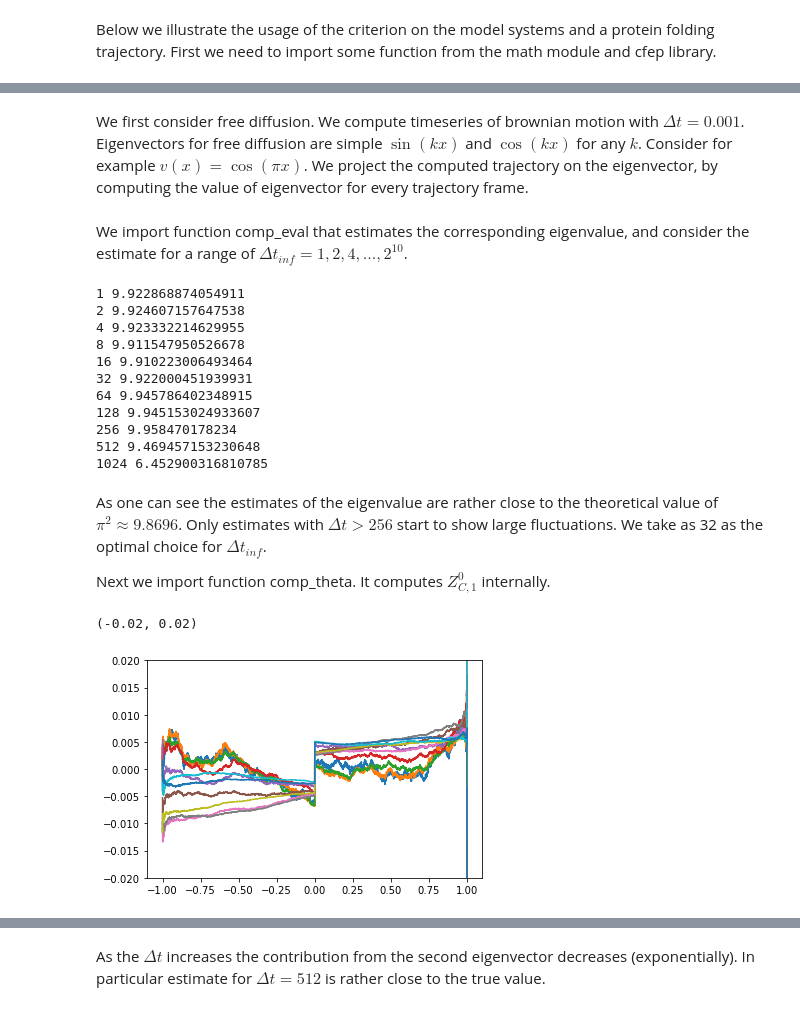
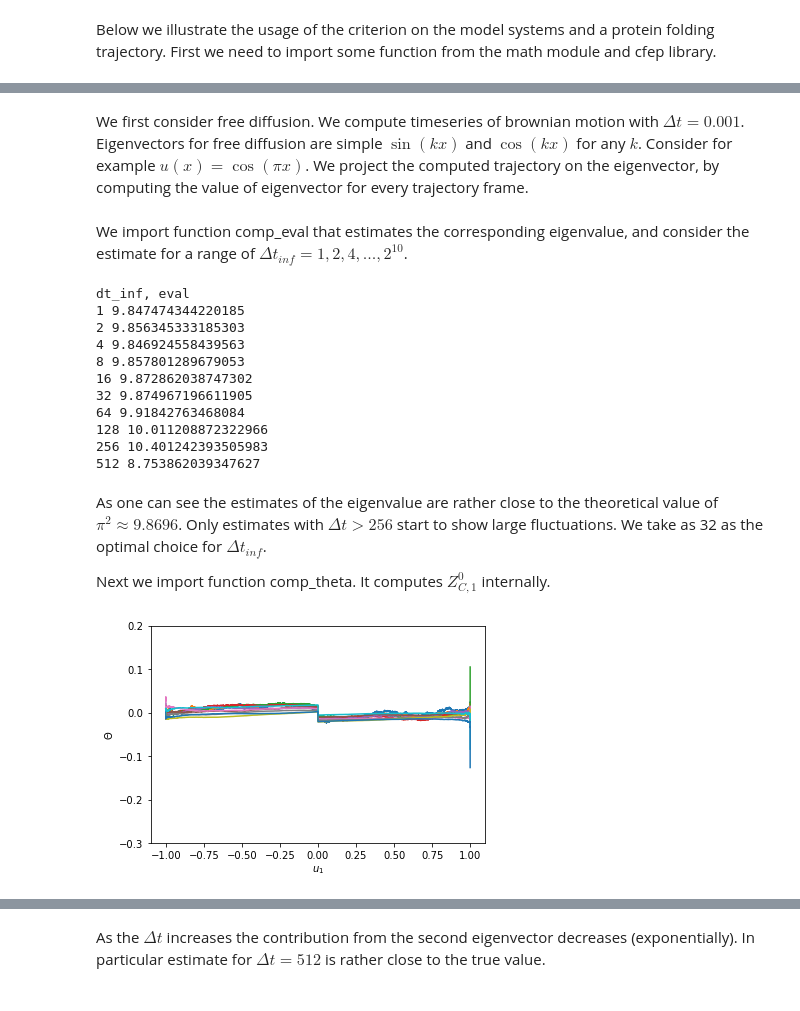
Before and after one commit to krivovsv/CFEPs, a Jupyter notebook: CFEP3.ipynb, the cells around one changed output, grey strips where cells are left out. Drawn from its saved outputs; the diff is of its cells as text; code cells hidden in the pictures.

```diff
--- a/CFEP3.ipynb
+++ b/CFEP3.ipynb
@@ -39,32 +58,34 @@ def f(x): return 0
 def D(x): return 1
 
 dt=0.001
-traj=comp_diffusion_euler(f,D,dt,10000000)
+np.random.seed(0)
+traj=comp_diffusion_euler(f,D,dt,1000000)
 # %% [markdown]
-We first consider free diffusion. We compute timeseries of brownian motion with $\Delta t=0.001$. Eigenvectors for free diffusion are simple $\sin(kx)$ and $\cos(kx)$ for any $k$. Consider for example $v(x)=\cos(\pi x)$. We project the computed trajectory on the eigenvector, by computing the value of eigenvector for every trajectory frame.
+We first consider free diffusion. We compute timeseries of brownian motion with $\Delta t=0.001$. Eigenvectors for free diffusion are simple $\sin(kx)$ and $\cos(kx)$ for any $k$. Consider for example $u(x)=\cos(\pi x)$. We project the computed trajectory on the eigenvector, by computing the value of eigenvector for every trajectory frame.
 # %%
-ev1=[cos(x*pi) for x in traj]
+ev1=np.cos(pi*traj)
 # %% [markdown]
 We import function comp_eval that estimates the corresponding eigenvalue, and consider the estimate for a range of $\Delta t_{inf}=1,2,4,...,2^{10}$.
 # %%
 from cfeplib import comp_eval
 
 ldt=[2**i for i in range(11)]
+print ('dt_inf, eval')
 for dt in ldt:
     try: print (dt,comp_eval(ev1,dt)/.001) # divide by dt=0.001 of the diffusion trajectory timestep
     except: pass
 # %% [output]
-1 9.922868874054911
-2 9.924607157647538
-4 9.923332214629955
-8 9.911547950526678
-16 9.910223006493464
-32 9.922000451939931
-64 9.945786402348915
-128 9.945153024933607
-256 9.958470178234
-512 9.469457153230648
-1024 6.452900316810785
+dt_inf, eval
+1 9.847474344220185
+2 9.856345333185303
+4 9.846924558439563
+8 9.857801289679053
+16 9.872862038747302
+32 9.874967196611905
+64 9.91842763468084
+128 10.011208872322966
+256 10.401242393505983
+512 8.753862039347627
 # %% [markdown]
 As one can see the estimates of the eigenvalue are rather close to the theoretical value of $\pi^2 \approx 9.8696$. Only estimates with $\Delta t>256$ start to show large fluctuations. We take as 32 as the optimal choice for $\Delta t_{inf}$.
 
@@ -72,11 +93,12 @@ Next we import function comp_theta. It computes $Z_{C,1}^0$ internally.
 # %%
 from cfeplib import comp_theta
 lx,ltheta=comp_theta(ev1,ldt,tinf=32,dx=0.0001)
 %matplotlib inline
 import matplotlib.pyplot as plt
 for ly in ltheta:
     plt.plot(lx,ly)
-plt.ylim((-0.02,0.02))
+plt.ylim((-0.3,0.2))
+plt.xlabel('$u_1$')
+_=plt.ylabel('$\Theta$')
 # %% [output]
-(-0.02, 0.02)
-[figure, old version]
+[figure, new version]
```
Also changed, not shown: parts of 19 cells of this notebook, 5 other files.
